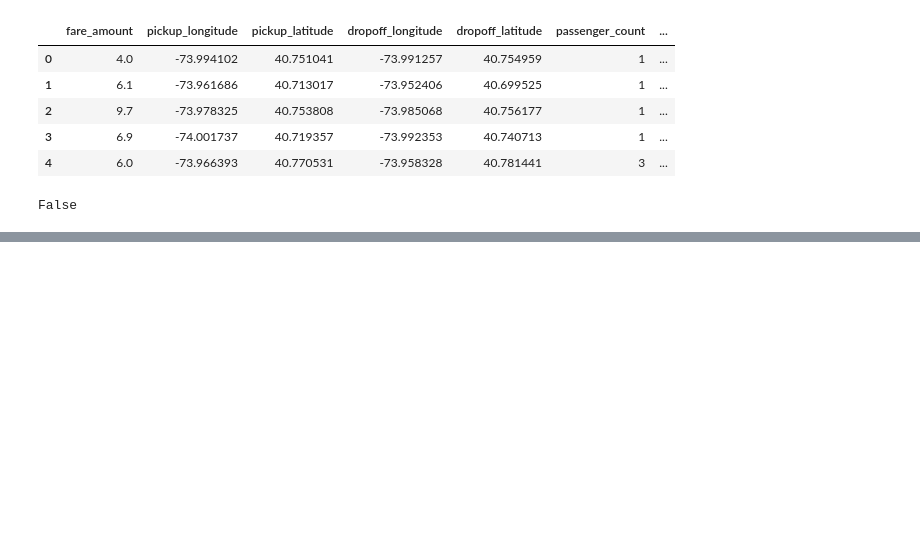
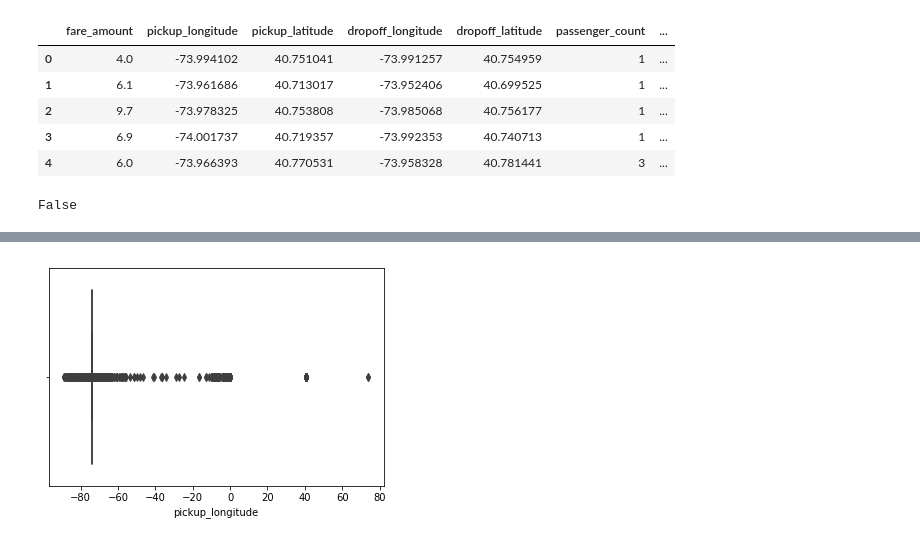
Before and after one commit to shabbir12hasan/MachineLearningCodeBackup, a Jupyter notebook: Kaggle/New York City Taxi Fare Prediction/Data_cleaning/Data_Cleaning_part-2.ipynb, the cells around one changed output, grey strips where cells are left out. Saved outputs shown, nothing was run; the diff lists cells and outputs as text; code cells hidden in the pictures; blank space fills up the shorter version.

```diff
--- a/Kaggle/New York City Taxi Fare Prediction/Data_cleaning/Data_Cleaning_part-2.ipynb
+++ b/Kaggle/New York City Taxi Fare Prediction/Data_cleaning/Data_Cleaning_part-2.ipynb
@@ -82,0 +117,4 @@ False
+# %%
+ax = sns.boxplot(x=train["pickup_longitude"])
+# %% [output]
+[figure, added]
```
Also changed, not shown: parts of 34 cells of this notebook, 5 other files.
